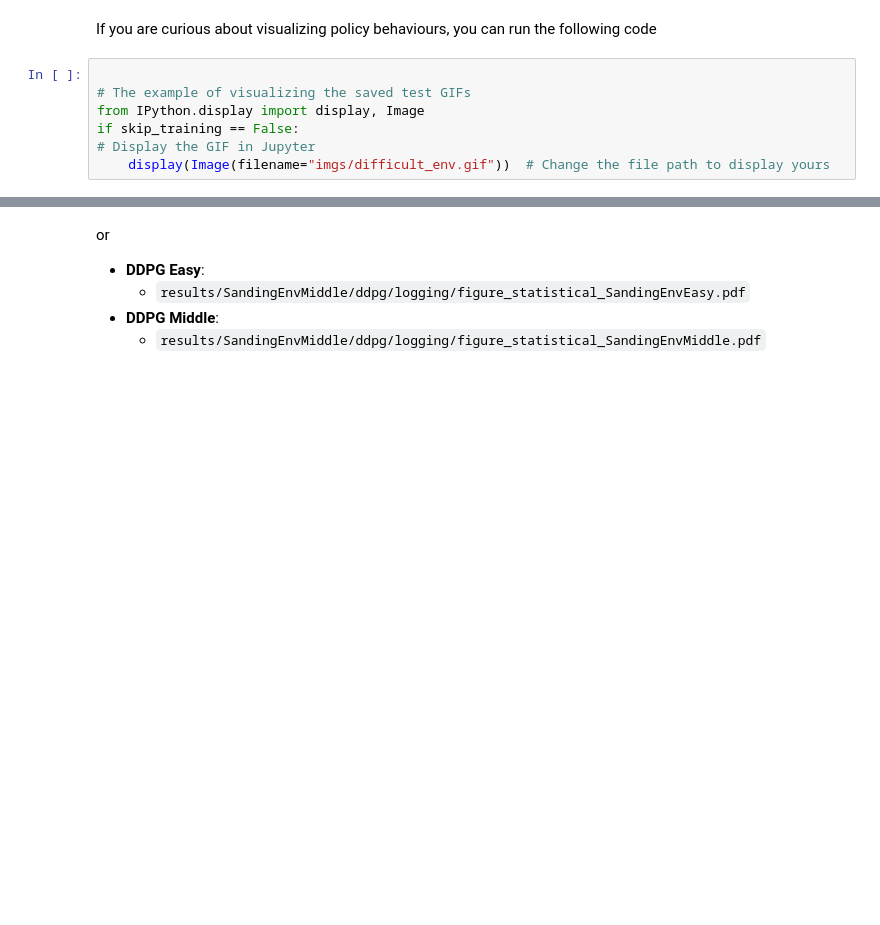
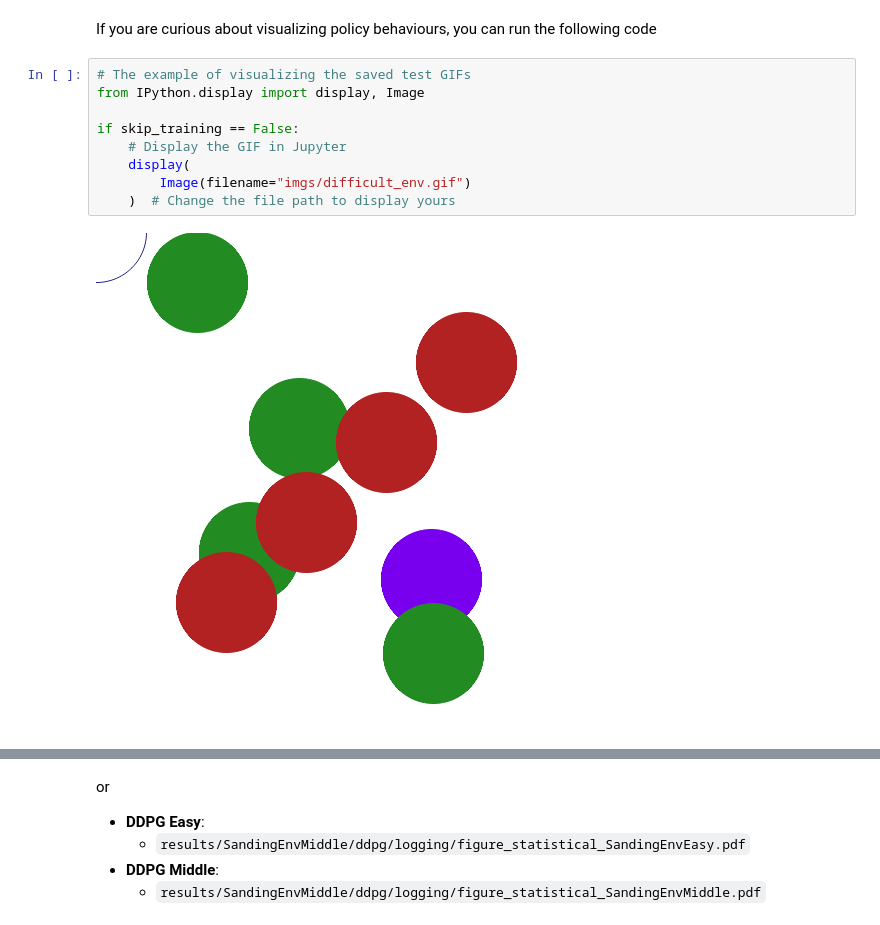
Before and after one commit to AleksiKaa/rl2024, a Jupyter notebook: project/project.ipynb, the cells around one changed output, grey strips where cells are left out. Cells and saved outputs as stored; diff of their text form; blank space fills up the shorter version.

```diff
--- a/project/project.ipynb
+++ b/project/project.ipynb
@@ -758,12 +836,16 @@ if skip_training == False:
 # %% [markdown]
 If you are curious about visualizing policy behaviours, you can run the following code
 # %%
-
 # The example of visualizing the saved test GIFs
 from IPython.display import display, Image
+
 if skip_training == False:
-# Display the GIF in Jupyter
-    display(Image(filename="imgs/difficult_env.gif"))  # Change the file path to display yours
+    # Display the GIF in Jupyter
+    display(
+        Image(filename="imgs/difficult_env.gif")
+    )  # Change the file path to display yours
+# %% [output]
+[figure, added]
 # %% [markdown]
 ## Task 1.3: Plot the algorithm's performance in each environment
 
```
Also changed, not shown: parts of 7 cells of this notebook, 2 other files.
